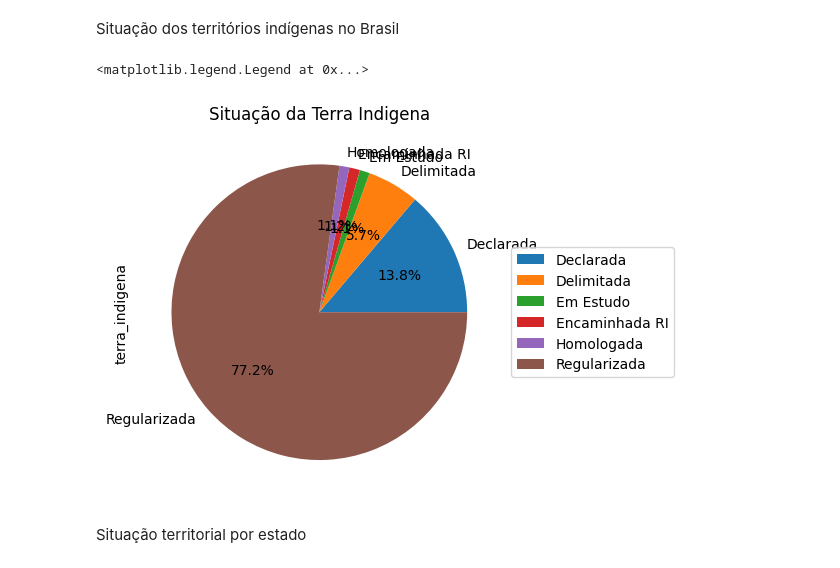
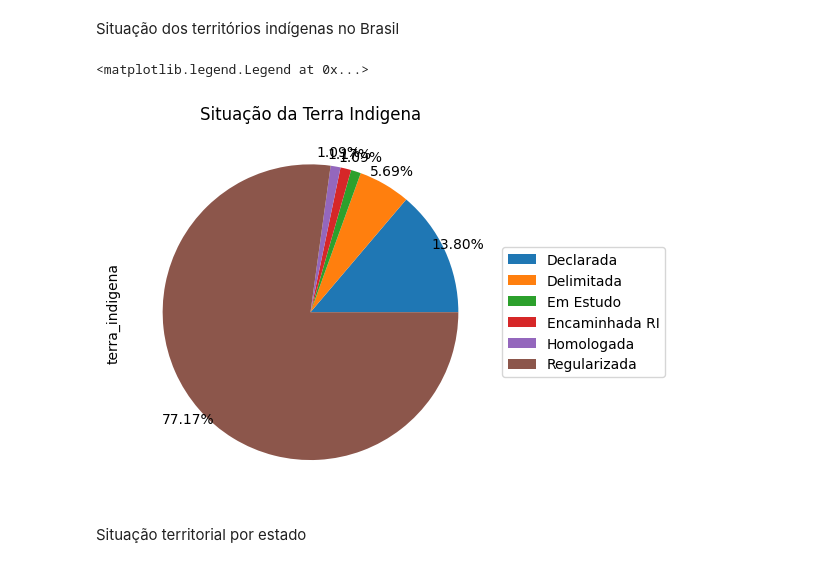
Before and after one commit to reprograma/on29-python-s17-s18-projeto-livre, a Jupyter notebook: material/analise-exploratoria/analise.ipynb, the cells around one changed output. Cells and saved outputs as stored; diff of their text form; code cells hidden in the pictures.

```diff
--- a/material/analise-exploratoria/analise.ipynb
+++ b/material/analise-exploratoria/analise.ipynb
@@ -102,16 +102,17 @@ Situação dos territórios indígenas no Brasil
 # %%
 areas = df_final.groupby('fase')['terra_indigena'].count()
 
 percentual = df_final['terra_indigena'].value_counts(normalize=True) * 100
 
 plt.title('Situação da Terra Indigena')
 
 # Gráfico de pizza
-areas.plot(kind='pie', autopct='%1.1f%%')
+labels=[' ',' ',' ',' ']
+areas.plot(kind='pie', autopct='%.2f%%', fontsize=10, pctdistance=1.1, labeldistance=None)
 
 plt.legend(loc="center left", bbox_to_anchor=(1, 0.5))
 # %% [output]
 <matplotlib.legend.Legend at 0x...>
-[figure, old version]
+[figure, new version]
 # %% [markdown]
 Situação territorial por estado
```
Also changed, not shown: parts of 3 cells of this notebook, 2 other files.
